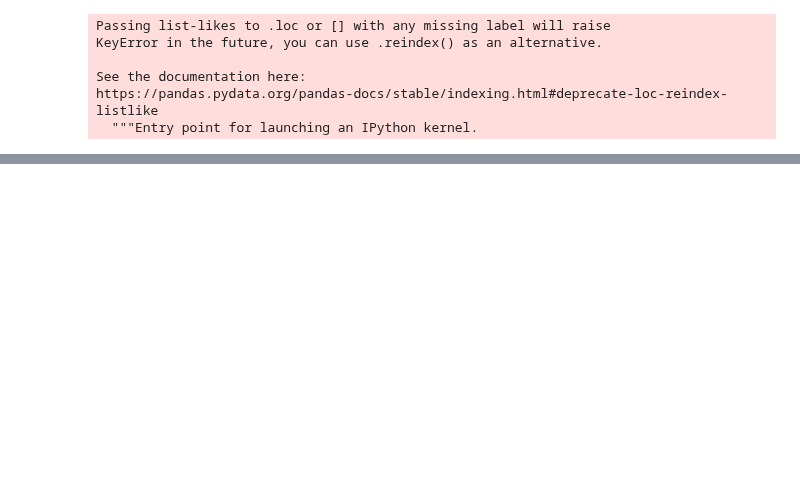
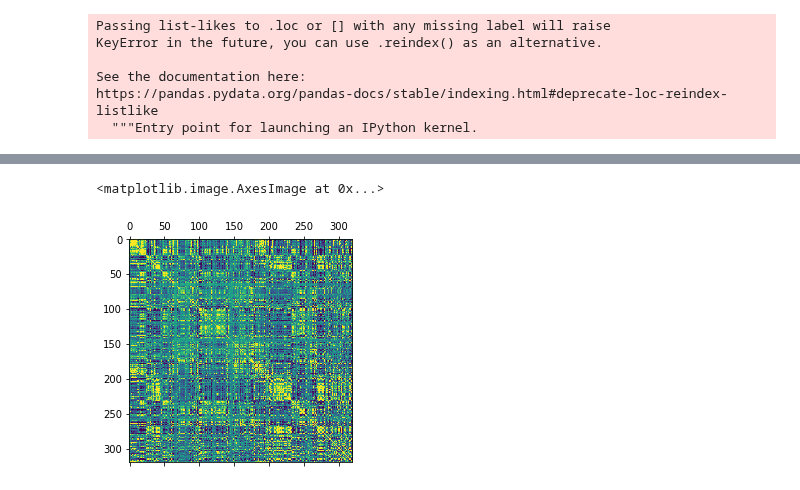
Before and after one commit to matuteiglesias/geo-correlation-structures, a Jupyter notebook: USA Industries Corr Matrix.ipynb, the cells around one changed output, grey strips where cells are left out. Cells and saved outputs as stored; diff of their text form; code cells hidden in the pictures; blank space fills up the shorter version.

```diff
--- a/USA Industries Corr Matrix.ipynb
+++ b/USA Industries Corr Matrix.ipynb
@@ -119,0 +186,5 @@ plt.hist(avals, range(int(round(max(avals))) + 1))
+# %%
+plt.matshow(C_g, vmin = -.1, vmax = .1)
+# %% [output]
+<matplotlib.image.AxesImage at 0x...>
+[figure, added]
```
Also changed, not shown: parts of 25 cells of this notebook, 4 other files.
